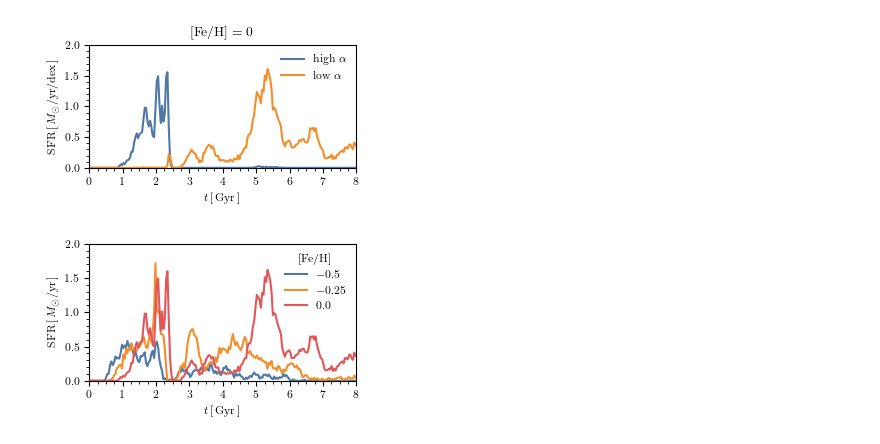
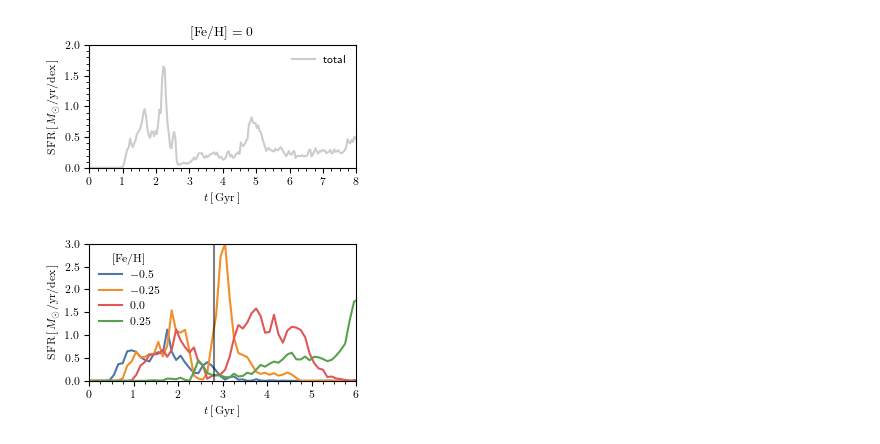
Before and after one commit to gusbeane/GSEgas, a Jupyter notebook: plots/before_after/before_after.ipynb, the cells around one changed output. Drawn from its saved outputs; the diff is of its cells as text; code cells hidden in the pictures.

Commit message:
Update before_after

```diff
--- a/plots/before_after/before_after.ipynb
+++ b/plots/before_after/before_after.ipynb
@@ -114,5 +118,6 @@ in_SN = np.logical_and(np.abs((Lz/Lzsun)-1) < dLz, np.abs(sn.part4.rotpos[:,2])
 
 ### get tform ###
 tform = sn.part4.GFM_StellarFormationTime
+mform = sn.part4.GFM_InitialMass
 keybool = np.logical_and(in_SN, tform > 0)
 # %%
@@ -194,16 +279,19 @@ high_alpha = np.logical_and(high_alpha, in_band)
 low_alpha = np.logical_and(low_alpha, in_band)
 
 mass_form = sn.part4.GFM_InitialMass
-tbins =np.linspace(0, 8, 200+1)
-dt = (tbins[-1] - tbins[0]) / 200
+tbins =np.arange(0, 8+0.2, 0.2)
+dt = tbins[1] - tbins[0]
 
 tplot = 0.5*(tbins[1:] + tbins[:-1])
 
-hist, _ = np.histogram(tform[high_alpha], bins=tbins, weights=mass_form[high_alpha]/dt/dlogFeH0)
-ax.plot(tplot, hist, c=tb_c[0], label=r'$\textrm{high } \alpha$');
+hist0, _ = np.histogram(tform[high_alpha], bins=tbins, weights=mass_form[high_alpha]/dt/dlogFeH0)
+# ax.plot(tplot, hist0, c=tb_c[0], label=r'$\textrm{high } \alpha$');
 
-hist, _ = np.histogram(tform[low_alpha], bins=tbins, weights=mass_form[low_alpha]/dt/dlogFeH0)
-ax.plot(tplot, hist, c=tb_c[1], label=r'$\textrm{low } \alpha$');
+hist1, _ = np.histogram(tform[low_alpha], bins=tbins, weights=mass_form[low_alpha]/dt/dlogFeH0)
+# ax.plot(tplot, hist1, c=tb_c[1], label=r'$\textrm{low } \alpha$');
+
+ax.plot(tplot, hist0+hist1, c='k', alpha=0.2, label='total');
+
 
 # ax.hist(tform[low_alpha], bins=tbins, weights=mass_form[low_alpha]/dt/dlogFeH0,
         # histtype='step', color=tb_c[1], label=r'$\textrm{low } \alpha$')
@@ -216,9 +304,10 @@ ax.set(xlabel=r'$t\,[\,\textrm{Gyr}\,]$', ylabel=r'$\textrm{SFR}\,[\,M_{\odot}/\
 ax.legend(frameon=False)
 ax.set_title(r'$[\textrm{Fe}/\textrm{H}] = 0$')
 fig.tight_layout()
-fig.savefig('before_after_sfh.pdf')
+# fig.savefig('before_after_sfh.pdf')
+plt.show()
 # %% [output]
-[figure, old version]
+[figure, new version]
 # %%
 fig, ax = plt.subplots(1, 1, figsize=(columnwidth, 0.6*columnwidth))
 
@@ -229,44 +318,47 @@ low_alpha = np.logical_not(high_alpha)
 in_band = np.logical_and(logFeH > -0.05, logFeH < 0.05)
 # high_alpha = np.logical_and(high_alpha, in_band)
 # low_alpha = np.logical_and(low_alpha, in_band)
 
-dlogFeH0=0.05
+dlogFeH0=0.1
 
-for logFeH0,c in zip([-0.5, -0.25, 0.0], [tb_c[0], tb_c[1], tb_c[2]]):
+for logFeH0,c in zip([-0.5, -0.25, 0.0, 0.25], [tb_c[0], tb_c[1], tb_c[2], tb_c[4]]):
     in_band = np.logical_and(logFeH > logFeH0-dlogFeH0/2, logFeH < logFeH0+dlogFeH0/2)
+    in_band = np.logical_and(in_band, keybool)
 
     high_alpha_in_band = np.logical_and(high_alpha, in_band)
     low_alpha_in_band = np.logical_and(low_alpha, in_band)
 
     mass_form = sn.part4.GFM_InitialMass
-    tbins =np.linspace(0, 8, 200+1)
-    dt = (tbins[-1] - tbins[0]) / 200
+    tbins =np.arange(0, 8+0.2, 0.1)
+    dt = tbins[1] - tbins[0]
 
     # ax.hist(tform[high_alpha_in_band], bins=tbins, weights=mass_form[high_alpha_in_band]/dt,
             # histtype='step', color=c, label=r'$\textrm{high } \alpha$');
 
     # ax.hist(tform[low_alpha_in_band], bins=tbins, weights=mass_form[low_alpha_in_band]/dt,
             # histtype='step', color=c, ls='dotted', label=r'$\textrm{low } \alpha$')
 
     tplot = 0.5*(tbins[1:] + tbins[:-1])
 
-    hist, _ = np.histogram(tform[in_band], bins=tbins, weights=mass_form[in_band]/dt/dlogFeH0)
+    hist, _ = np.histogram(tform[in_band], bins=tbins, weights=10*mass_form[in_band]/dt/dlogFeH0)
     ax.plot(tplot, hist, c=c, label=r'$'+str(logFeH0)+'$');
 
     # ax.hist(tform[in_band], bins=tbins, weights=mass_form[in_band]/dt, histtype='step',
             # color = c, label=r'$'+str(logFeH0)+'$')
 
-ax.set(xlim=(0, 8), ylim=(0, 2))
-ax.set(xticks=np.arange(0, 8+1, 1))
-ax.set_xticks(np.arange(0, 8+0.25, 0.25), minor=True)
-ax.set_yticks(np.arange(0, 2+0.1, 0.1), minor=True)
-ax.set(xlabel=r'$t\,[\,\textrm{Gyr}\,]$', ylabel=r'$\textrm{SFR}\,[\,M_{\odot}/\textrm{yr}\,]$')
+ax.axvline(2.8, c='k', alpha=0.5)
+
+ax.set(xlim=(0, 6), ylim=(0, 3))
+ax.set(xticks=np.arange(0, 6+1, 1))
+ax.set_xticks(np.arange(0, 6+0.25, 0.25), minor=True)
+# ax.set_yticks(np.arange(0, 20+1, 1), minor=True)
+ax.set(xlabel=r'$t\,[\,\textrm{Gyr}\,]$', ylabel=r'$\textrm{SFR}\,[\,M_{\odot}/\textrm{yr}/\textrm{dex}\,]$')
 ax.legend(frameon=False, title=r'$[\textrm{Fe}/\textrm{H}]$')
 # ax.set_title(r'$-0.05 < [\textrm{Fe}/\textrm{H}] < 0.05$')
 fig.tight_layout()
 fig.savefig('before_after_sfh_by_iron.pdf')
 # %% [output]
-[figure, old version]
+[figure, new version]
 # %%
 r = np.linalg.norm(sn.part4.rotpos, axis=1)
 plt.hist(r[in_SN], bins=np.linspace(0, 30, 100));
```
Also changed, not shown: parts of 9 cells of this notebook, 3 other files.
